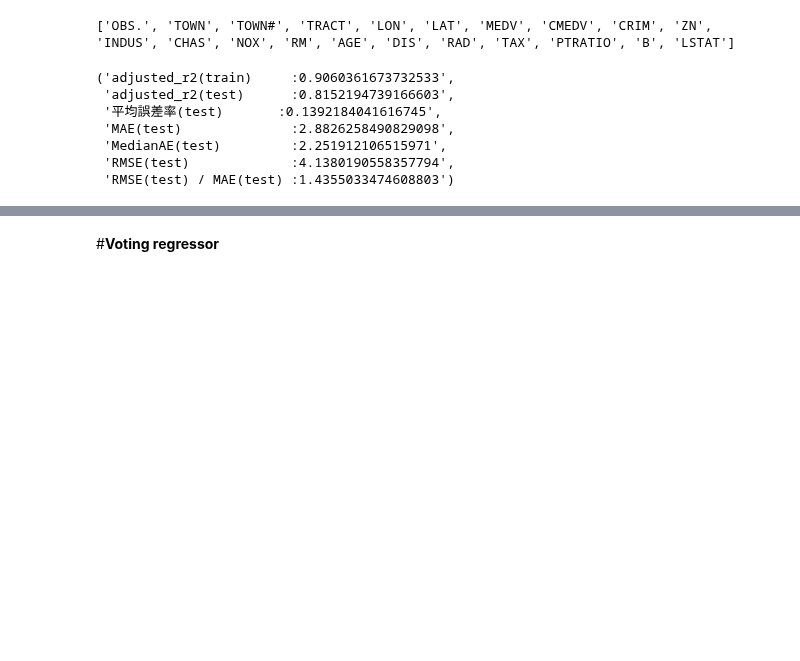
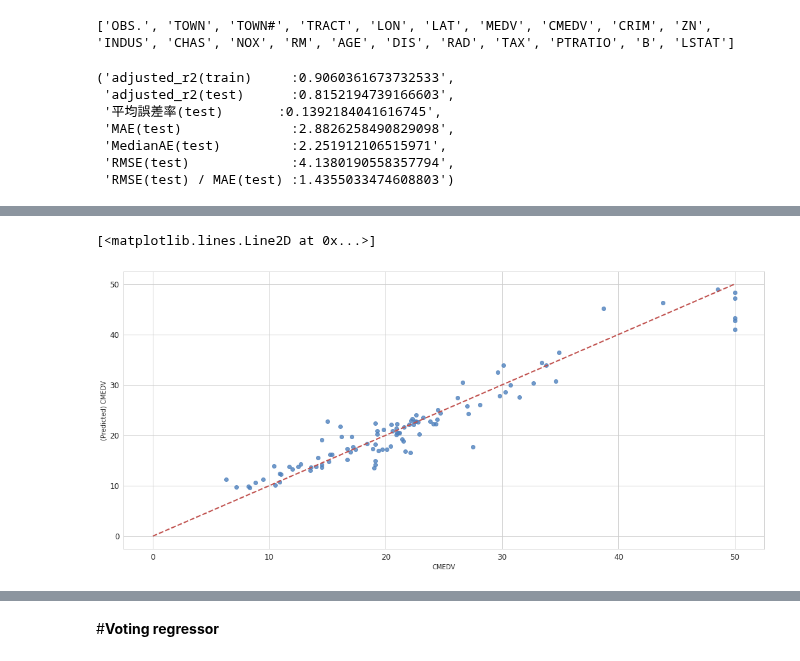
Before and after one commit to ykitaguchi77/Colab_Scripts, a Jupyter notebook: RandomForest_and_XGBoost.ipynb, the cells around one changed output, grey strips where cells are left out. Drawn from its saved outputs; the diff is of its cells as text; code cells hidden in the pictures; blank space fills up the shorter version.

```diff
--- a/RandomForest_and_XGBoost.ipynb
+++ b/RandomForest_and_XGBoost.ipynb
@@ -227,0 +297,19 @@ get_model_evaluations(X_train,Y_train,X_test,Y_test,ereg)
+# %%
+# Grid Search用のパラメータ作成。
+# あまり組み合わせが多いと時間がかかる(time consuming)
+params = {
+        'eta': [0.01],             # default = 0.3
+        'gamma': [1,2,3],            # default = 0
+        'max_depth': [7,8,9],      # default = 6
+        'min_child_weight': [1],   # default = 1
+        'subsample': [0.8,1.0],        # default = 1
+        'colsample_bytree': [0.8,1.0], # default = 1
+        }
+kf = KFold(n_splits=5, shuffle = True, random_state = 1)
+
+#最適解探索
+model = xgb.XGBRegressor(objective ='reg:squarederror')
+grid = GridSearchCV(estimator=model, param_grid=params, scoring='neg_mean_squared_error', n_jobs=2, cv=kf.split(X_train,Y_train), verbose=3)
+
+
+grid.fit(X_train,Y_train)
@@ -227,0 +366,5 @@ get_model_evaluations(X_train,Y_train,X_test,Y_test,ereg)
+# %%
+# Grid Searchで一番精度が良かったモデル
+bestmodel = grid.best_estimator_
+
+get_model_evaluations(X_train,Y_train,X_test,Y_test,bestmodel)
@@ -227,0 +379,22 @@ get_model_evaluations(X_train,Y_train,X_test,Y_test,ereg)
+# %%
+# 描画設定
+from matplotlib import rcParams
+rcParams['xtick.labelsize'] = 12       # x軸のラベルのフォントサイズ
+rcParams['ytick.labelsize'] = 12       # y軸のラベルのフォントサイズ
+rcParams['figure.figsize'] = 18,8      # 画像サイズの変更(inch)
+
+import matplotlib.pyplot as plt
+from matplotlib import ticker
+sns.set_style("whitegrid")             # seabornのスタイルセットの一つ
+sns.set_color_codes()                  # デフォルトカラー設定 (deepになってる)
+
+plt.figure()
+ax = sns.regplot(x=Y_test, y=bestmodel.predict(X_test), fit_reg=False,color='#4F81BD')
+ax.set_xlabel(u"CMEDV")
+ax.set_ylabel(u"(Predicted) CMEDV")
+ax.get_xaxis().set_major_formatter(ticker.FuncFormatter(lambda x, p: format(int(x), ',')))
+ax.get_yaxis().set_major_formatter(ticker.FuncFormatter(lambda y, p: format(int(y), ',')))
+ax.plot([0,10,20,30,40,50],[0,10,20,30,40,50], linewidth=2, color="#C0504D",ls="--")
+# %% [output]
+[<matplotlib.lines.Line2D at 0x...>]
+[figure, added]
```
Also changed, not shown: parts of 25 cells of this notebook.
